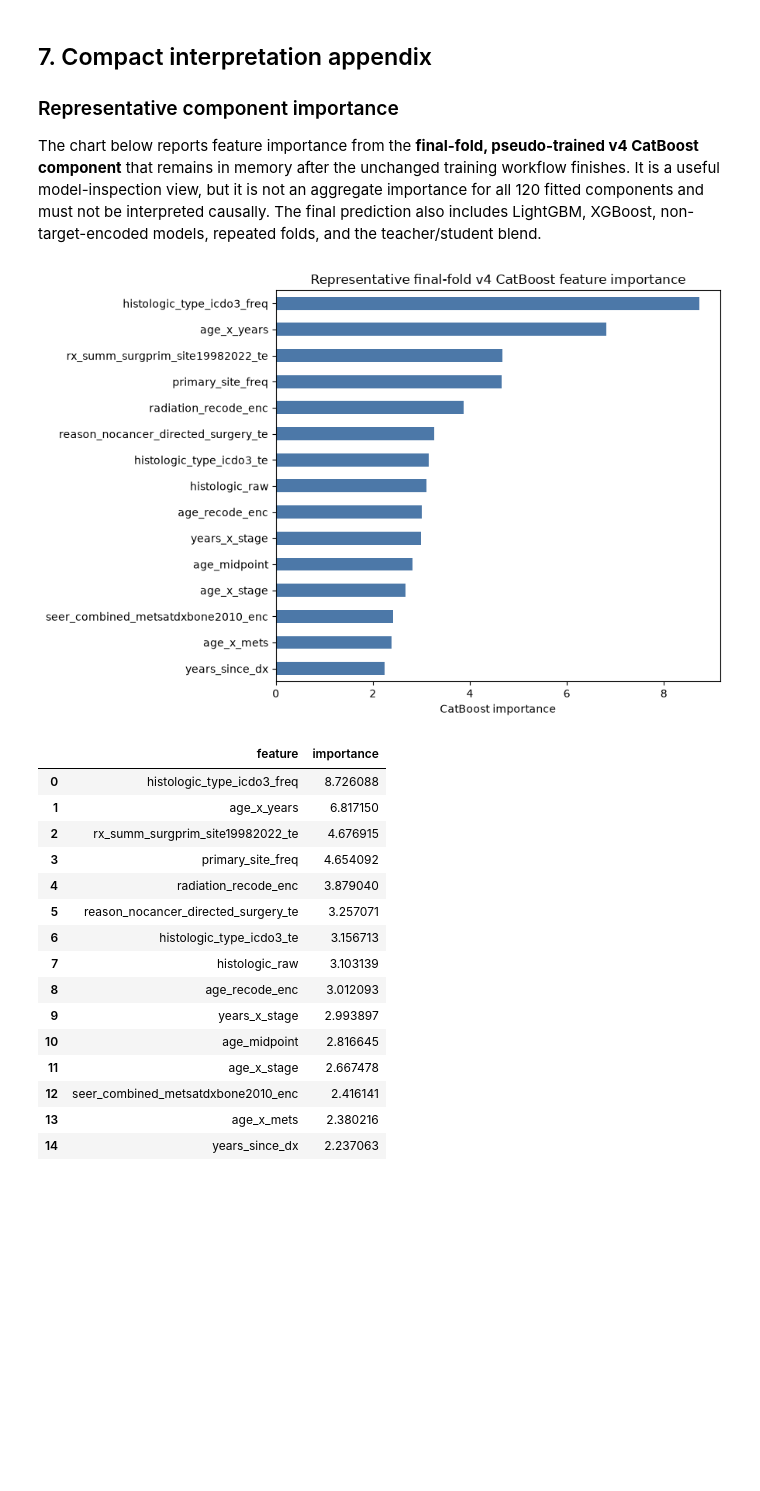
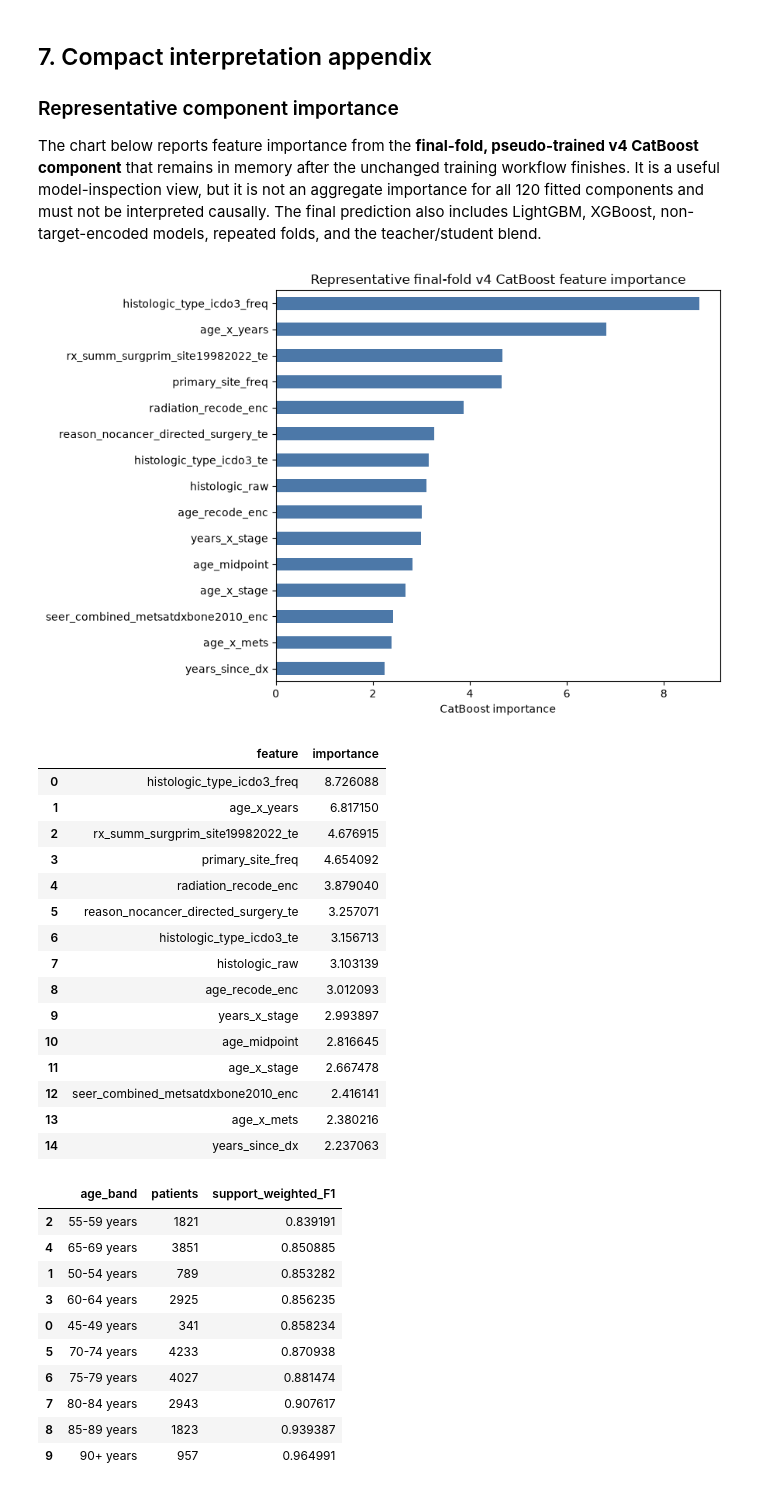
Before and after one commit to Jahidul183019/Insight-2.0-Datathon-2026, a Jupyter notebook: insight_2_0_consolidated.ipynb, the cells around one changed output. Drawn from its saved outputs; the diff is of its cells as text; code cells hidden in the pictures; blank space fills up the shorter version.

```diff
--- a/insight_2_0_consolidated.ipynb
+++ b/insight_2_0_consolidated.ipynb
@@ -931,31 +937,64 @@ if hasattr(m, "get_feature_importance"):
         plt.show()
         display(importance_table.sort_values("importance", ascending=False).reset_index(drop=True))
     else:
         warnings.warn(
             "Representative importance length does not match the documented "
             "feature names; the optional interpretation plot was skipped."
         )
 else:
     warnings.warn(
         "The final retained component does not expose CatBoost feature "
         "importance; the optional interpretation plot was skipped."
     )
+
+teacher_oof_age_rows = []
+age_values = train["age_recode"].fillna("Missing").astype(str)
+for age_band, indices in age_values.groupby(age_values).groups.items():
+    indices = np.asarray(list(indices))
+    if len(indices) < 200:
+        continue
+    teacher_oof_age_rows.append({
+        "age_band": age_band,
+        "patients": len(indices),
+        "support_weighted_F1": f1_score(
+            np.asarray(y)[indices],
+            teacher_oof_labels[indices],
+            average="weighted",
+            zero_division=0,
+        ),
+    })
+
+teacher_oof_age_table = pd.DataFrame(teacher_oof_age_rows).sort_values(
+    "support_weighted_F1"
+)
+display(teacher_oof_age_table)
 # %% [output]
 [figure]
 |  | feature | importance |
 | 0 | histologic_type_icdo3_freq | 8.726088 |
 | 1 | age_x_years | 6.817150 |
 | 2 | rx_summ_surgprim_site19982022_te | 4.676915 |
 | 3 | primary_site_freq | 4.654092 |
 | 4 | radiation_recode_enc | 3.879040 |
 | 5 | reason_nocancer_directed_surgery_te | 3.257071 |
 | 6 | histologic_type_icdo3_te | 3.156713 |
 | 7 | histologic_raw | 3.103139 |
 | 8 | age_recode_enc | 3.012093 |
 | 9 | years_x_stage | 2.993897 |
 | 10 | age_midpoint | 2.816645 |
 | 11 | age_x_stage | 2.667478 |
 | 12 | seer_combined_metsatdxbone2010_enc | 2.416141 |
 | 13 | age_x_mets | 2.380216 |
 | 14 | years_since_dx | 2.237063 |
+|  | age_band | patients | support_weighted_F1 |
+| 2 | 55-59 years | 1821 | 0.839191 |
+| 4 | 65-69 years | 3851 | 0.850885 |
+| 1 | 50-54 years | 789 | 0.853282 |
+| 3 | 60-64 years | 2925 | 0.856235 |
+| 0 | 45-49 years | 341 | 0.858234 |
+| 5 | 70-74 years | 4233 | 0.870938 |
+| 6 | 75-79 years | 4027 | 0.881474 |
+| 7 | 80-84 years | 2943 | 0.907617 |
+| 8 | 85-89 years | 1823 | 0.939387 |
+| 9 | 90+ years | 957 | 0.964991 |
 # %% [markdown]
```
Also changed, not shown: parts of 7 cells of this notebook, 1 other file.
